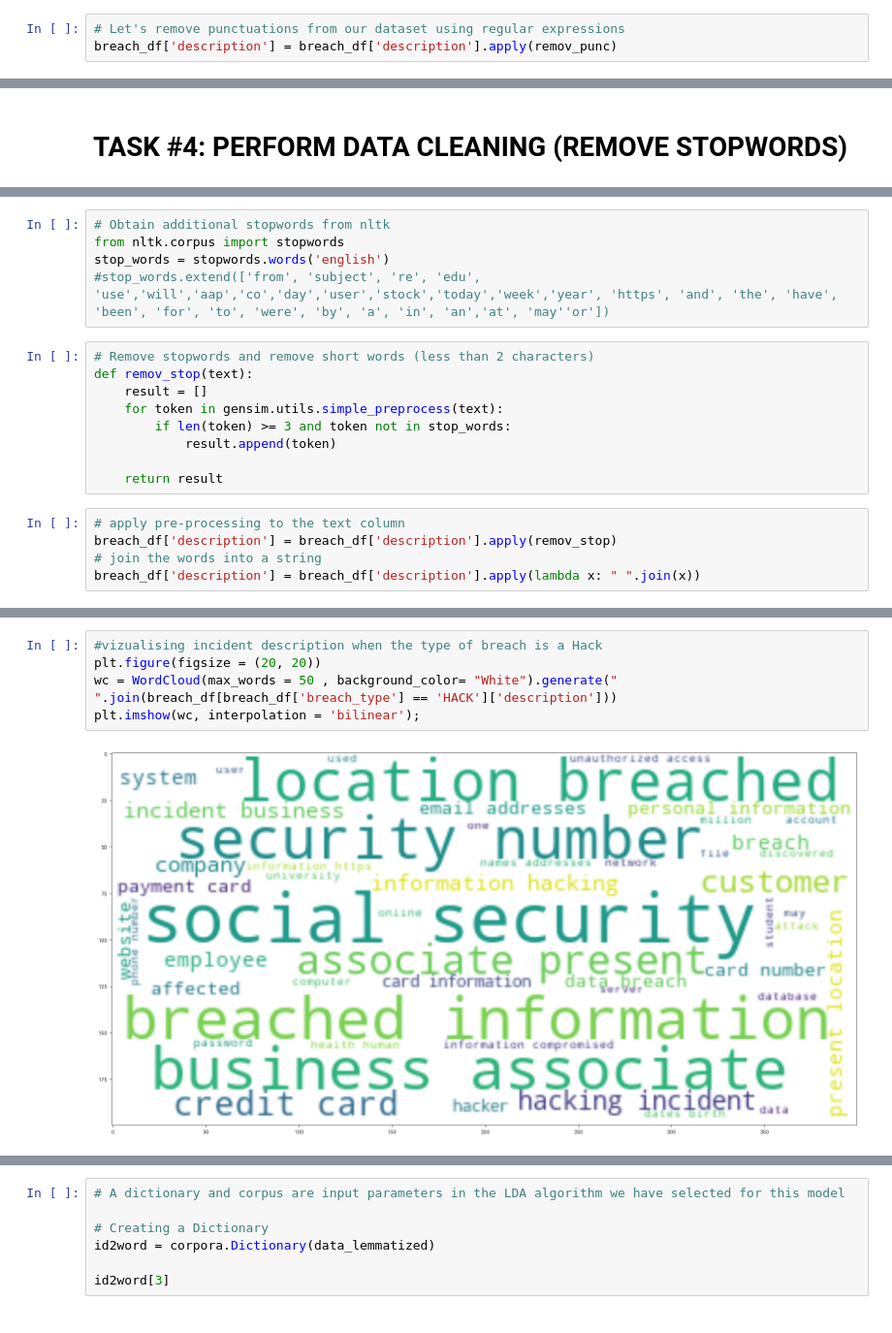
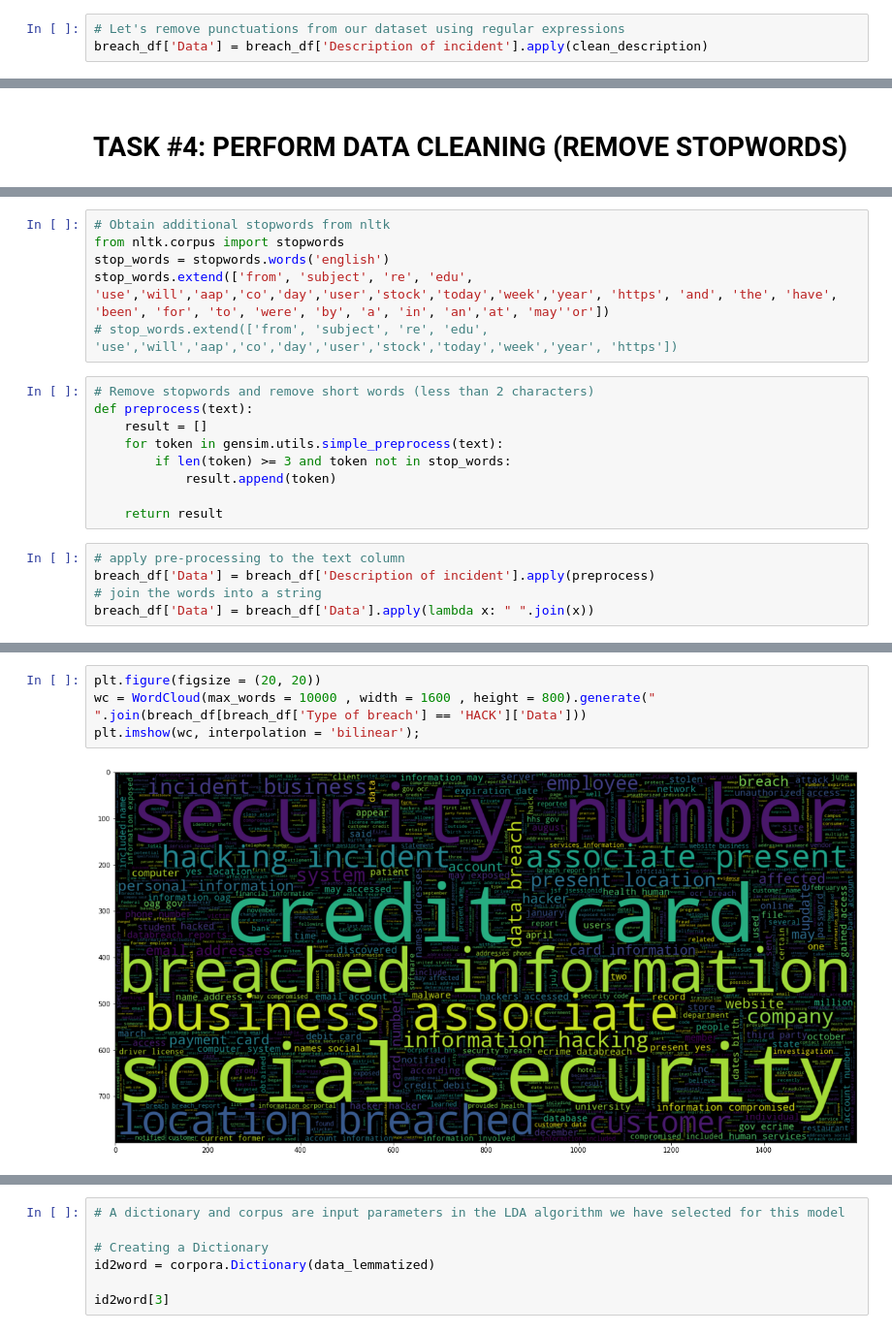
Before and after one commit to Shuayb007/CybersecurityBreach, a Jupyter notebook: Data_breach.ipynb, the cells around one changed output, grey strips where cells are left out. Shown at 97% size. Drawn from its saved outputs; the diff is of its cells as text.

```diff
--- a/Data_breach.ipynb
+++ b/Data_breach.ipynb
@@ -246,5 +184,5 @@ def remov_punc(text):
     return text
 # %%
 # Let's remove punctuations from our dataset using regular expressions
-breach_df['description'] = breach_df['description'].apply(remov_punc)
+breach_df['Data'] = breach_df['Description of incident'].apply(clean_description)
 # %%
@@ -261,10 +219,11 @@ stopwords.words('english')
 # Obtain additional stopwords from nltk
 from nltk.corpus import stopwords
 stop_words = stopwords.words('english')
-#stop_words.extend(['from', 'subject', 're', 'edu', 'use','will','aap','co','day','user','stock','today','week','year', 'https', 'and', 'the', 'have', 'been', 'for', 'to', 'were', 'by', 'a', 'in', 'an','at', 'may''or'])
+stop_words.extend(['from', 'subject', 're', 'edu', 'use','will','aap','co','day','user','stock','today','week','year', 'https', 'and', 'the', 'have', 'been', 'for', 'to', 'were', 'by', 'a', 'in', 'an','at', 'may''or'])
+# stop_words.extend(['from', 'subject', 're', 'edu', 'use','will','aap','co','day','user','stock','today','week','year', 'https'])
 # %%
 # Remove stopwords and remove short words (less than 2 characters)
-def remov_stop(text):
+def preprocess(text):
     result = []
     for token in gensim.utils.simple_preprocess(text):
         if len(token) >= 3 and token not in stop_words:
@@ -273,7 +232,7 @@ def remov_stop(text):
     return result
 # %%
 # apply pre-processing to the text column
-breach_df['description'] = breach_df['description'].apply(remov_stop)
+breach_df['Data'] = breach_df['Description of incident'].apply(preprocess)
 # join the words into a string
-breach_df['description'] = breach_df['description'].apply(lambda x: " ".join(x))
+breach_df['Data'] = breach_df['Data'].apply(lambda x: " ".join(x))
 # %%
@@ -287,7 +259,6 @@ breach_df['Data']
 # %%
-#vizualising incident description when the type of breach is a Hack
 plt.figure(figsize = (20, 20))
-wc = WordCloud(max_words = 50 , background_color= "White").generate(" ".join(breach_df[breach_df['breach_type'] == 'HACK']['description']))
+wc = WordCloud(max_words = 10000 , width = 1600 , height = 800).generate(" ".join(breach_df[breach_df['Type of breach'] == 'HACK']['Data']))
 plt.imshow(wc, interpolation = 'bilinear');
 # %% [output]
-[figure, old version]
+[figure, new version]
```
Also changed, not shown: parts of 57 cells of this notebook.
